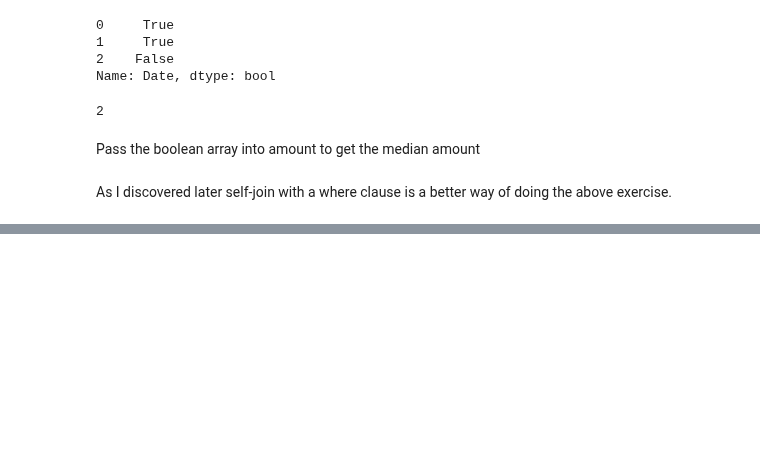
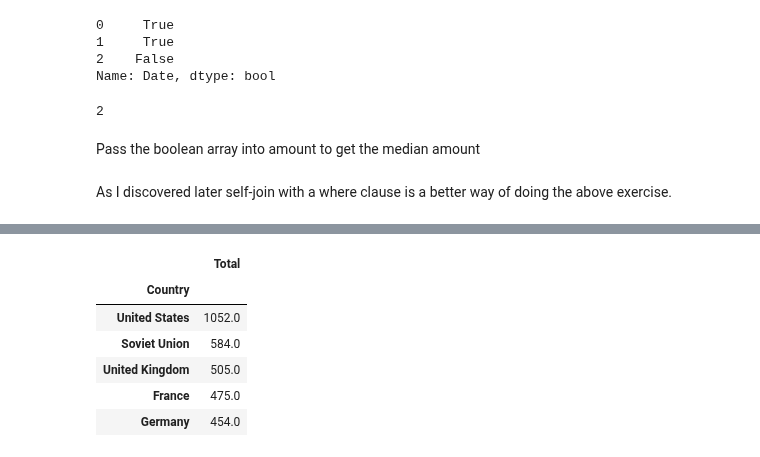
Before and after one commit to sushant2811/pythonAndStatsForDS, a Jupyter notebook: advancedPandas.ipynb, the cells around one changed output, grey strips where cells are left out. Cells and saved outputs as stored; diff of their text form; code cells hidden in the pictures; blank space fills up the shorter version.

```diff
--- a/advancedPandas.ipynb
+++ b/advancedPandas.ipynb
@@ -2150,0 +2192,10 @@ As I discovered later self-join with a where clause is a better way of doing the
+# %%
+medals[0].head()
+# %% [output]
+|  | Total |
+| Country |  |
+| United States | 1052.0 |
+| Soviet Union | 584.0 |
+| United Kingdom | 505.0 |
+| France | 475.0 |
+| Germany | 454.0 |
```
Also changed, not shown: parts of 7 cells of this notebook.
